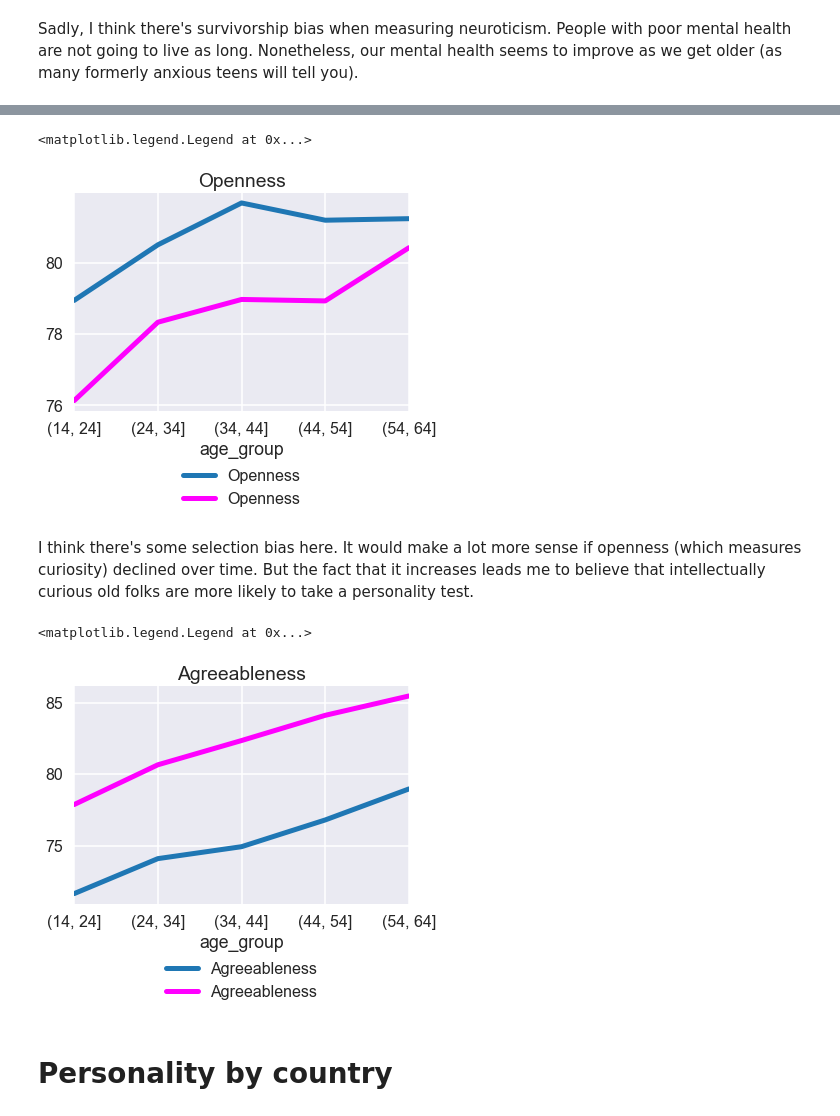
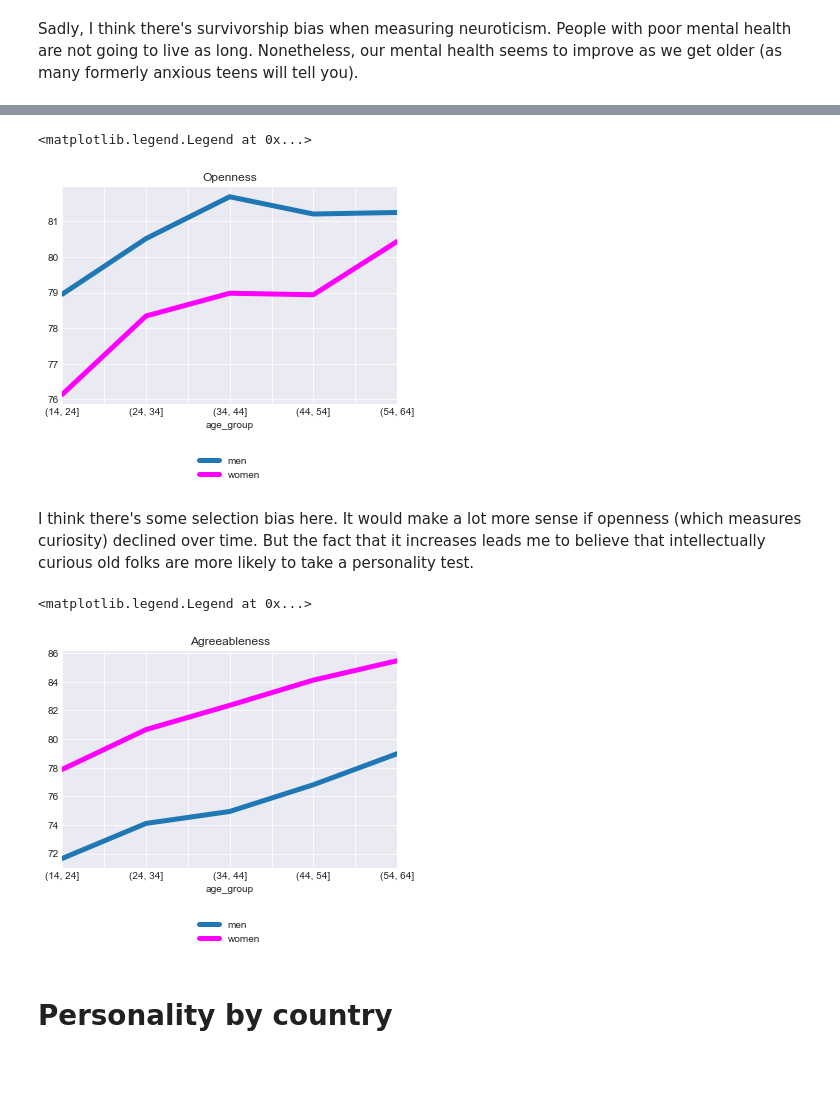
Before and after one commit to vincefav/big-five-age-and-gender, a Jupyter notebook: Big five - Age and gender.ipynb, the cells around one changed output, grey strips where cells are left out. Saved outputs shown, nothing was run; the diff lists cells and outputs as text; code cells hidden in the pictures; blank space fills up the shorter version.

```diff
--- a/Big five - Age and gender.ipynb
+++ b/Big five - Age and gender.ipynb
@@ -241,28 +283,30 @@ pylab.legend(loc=9, bbox_to_anchor=(0.5, -.2))
 men_o = data[data['gender'] == 'man'].groupby('age_group').mean()
 women_o = data[data['gender'] == 'woman'].groupby('age_group').mean()
 
-men_o['Openness'].plot(linewidth=5, grid=True)
-women_o['Openness'].plot(linewidth=5, color='magenta', grid=True)
+men_o['Openness'].plot(linewidth=5, grid=True, label='men')
+women_o['Openness'].plot(linewidth=5, color='magenta', grid=True, label='women')
 
 plt.title('Openness')
+
 pylab.legend(loc=9, bbox_to_anchor=(0.5, -.2))
 # %% [output]
 <matplotlib.legend.Legend at 0x...>
-[figure, old version]
+[figure, new version]
 # %% [markdown]
 I think there's some selection bias here. It would make a lot more sense if openness (which measures curiosity) declined over time. But the fact that it increases leads me to believe that intellectually curious old folks are more likely to take a personality test.
 # %%
 men_a = data[data['gender'] == 'man'].groupby('age_group').mean()
 women_a = data[data['gender'] == 'woman'].groupby('age_group').mean()
 
-men_a['Agreeableness'].plot(linewidth=5, grid=True)
-women_a['Agreeableness'].plot(linewidth=5, color='magenta', grid=True)
+men_a['Agreeableness'].plot(linewidth=5, grid=True, label='men')
+women_a['Agreeableness'].plot(linewidth=5, color='magenta', grid=True, label='women')
 
 plt.title('Agreeableness')
+plt.legend(['Men', 'Women'])
 pylab.legend(loc=9, bbox_to_anchor=(0.5, -.2))
 # %% [output]
 <matplotlib.legend.Legend at 0x...>
-[figure, old version]
+[figure, new version]
 # %% [markdown]
 # Personality by country
 # %%
```
Also changed, not shown: parts of 22 cells of this notebook.
